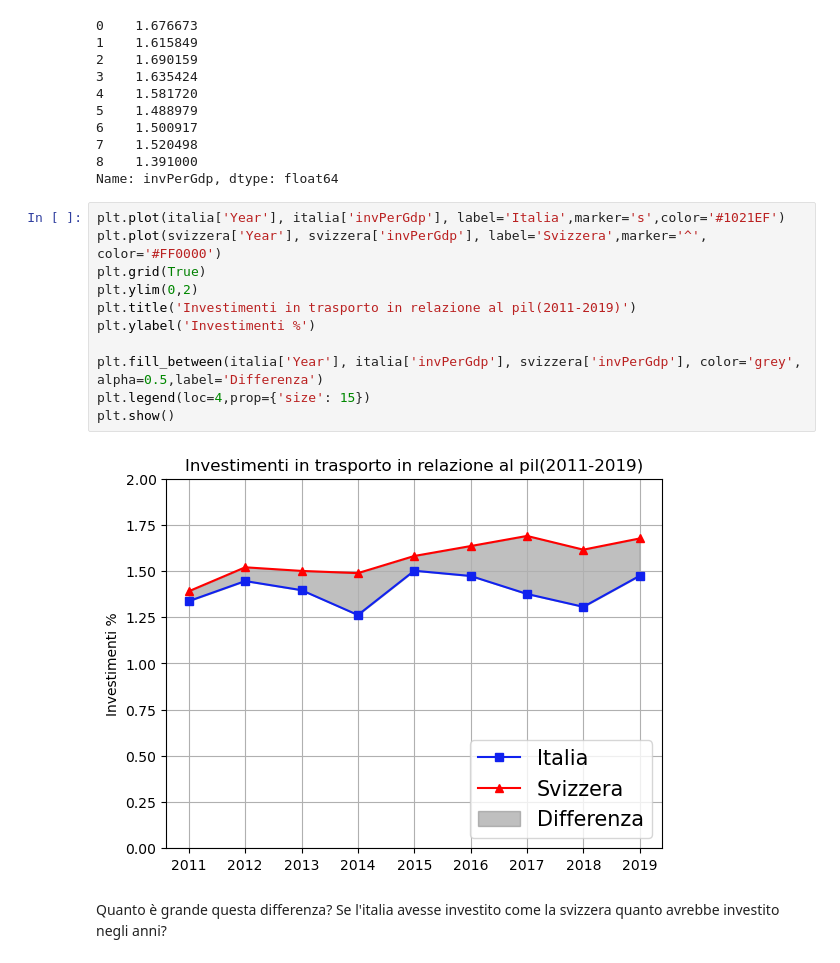
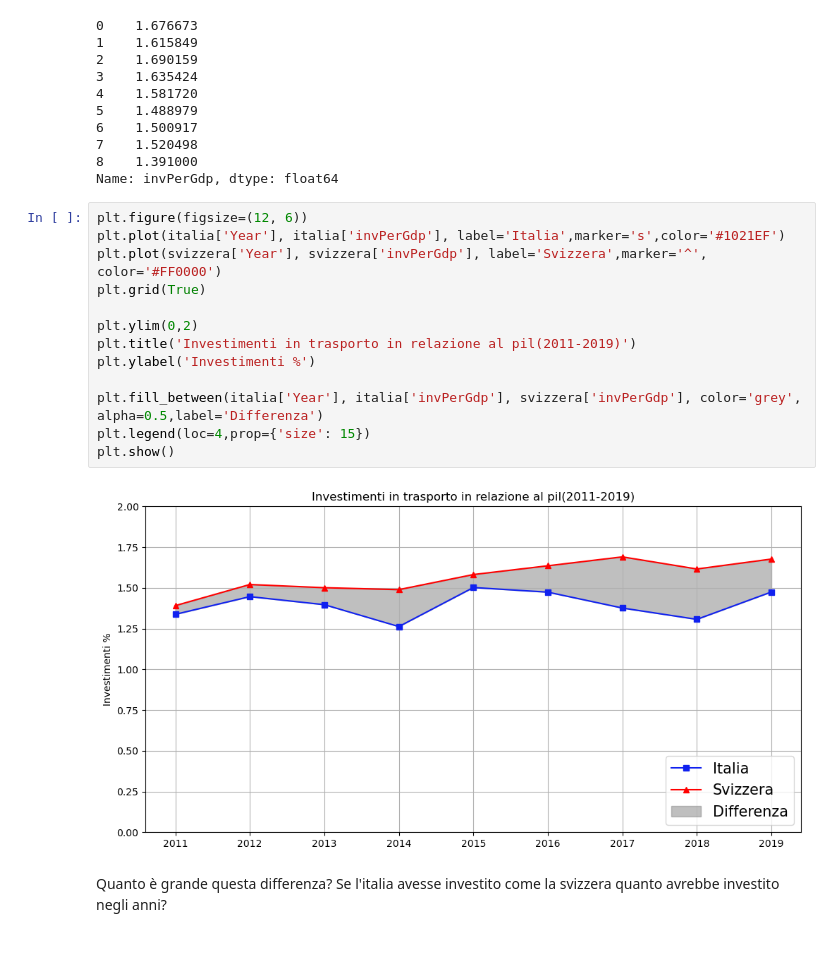
Before and after one commit to alemele01/vs24, a Jupyter notebook: investimentiSvizzeri.ipynb, the cells around one changed output. Cells and saved outputs as stored; diff of their text form.

```diff
--- a/investimentiSvizzeri.ipynb
+++ b/investimentiSvizzeri.ipynb
@@ -928,18 +1021,20 @@ svizzera['invPerGdp']
 8    1.391000
 Name: invPerGdp, dtype: float64
 # %%
+plt.figure(figsize=(12, 6))
 plt.plot(italia['Year'], italia['invPerGdp'], label='Italia',marker='s',color='#1021EF')
 plt.plot(svizzera['Year'], svizzera['invPerGdp'], label='Svizzera',marker='^', color='#FF0000')
 plt.grid(True)
+
 plt.ylim(0,2)
 plt.title('Investimenti in trasporto in relazione al pil(2011-2019)')
 plt.ylabel('Investimenti %')
 
 plt.fill_between(italia['Year'], italia['invPerGdp'], svizzera['invPerGdp'], color='grey', alpha=0.5,label='Differenza')
 plt.legend(loc=4,prop={'size': 15})
 plt.show()
 # %% [output]
-[figure, old version]
+[figure, new version]
 # %% [markdown]
 Quanto è grande questa differenza? Se l'italia avesse investito come la svizzera quanto avrebbe investito negli anni?
 # %%
```
Also changed, not shown: parts of 20 cells of this notebook, 1 other file.
